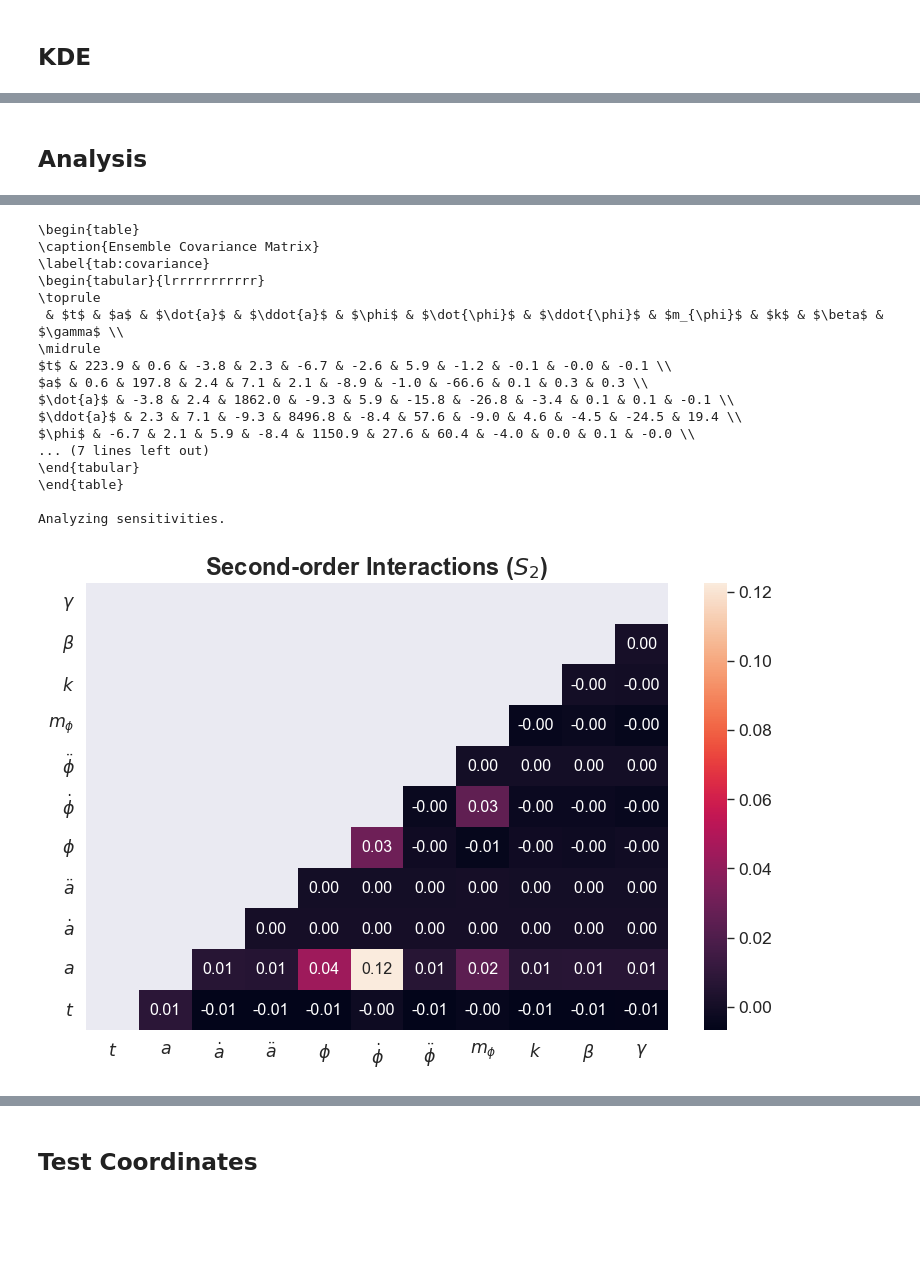
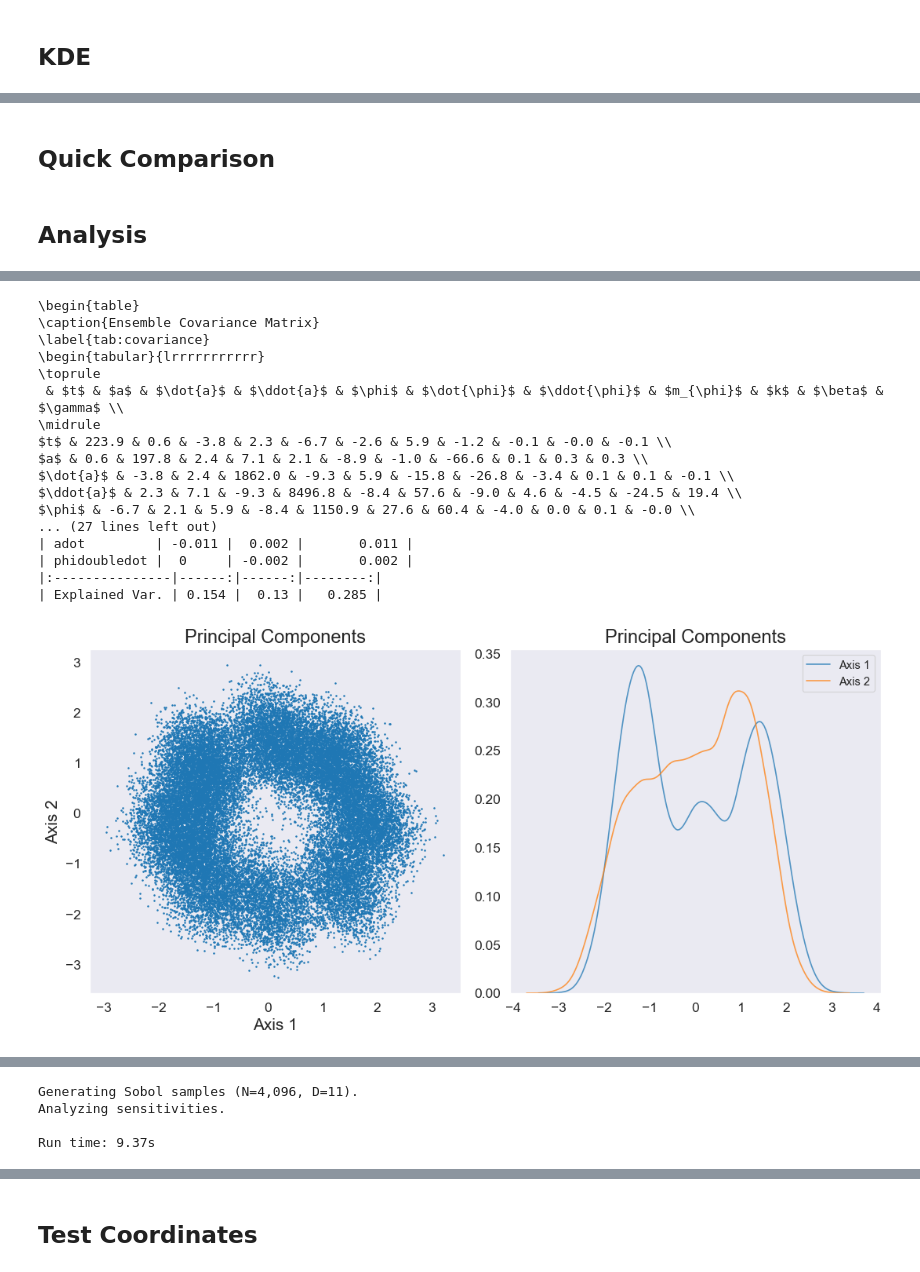
Before and after one commit to jgsoltes/Universe-KDE, a Jupyter notebook: Universe_KDE.ipynb, the cells around one changed output, grey strips where cells are left out. Saved outputs shown, nothing was run; the diff lists cells and outputs as text; code cells hidden in the pictures; blank space fills up the shorter version.

```diff
--- a/Universe_KDE.ipynb
+++ b/Universe_KDE.ipynb
@@ -27,7 +27,7 @@ sns.set_context("paper", font_scale=1.2, rc={
     "xtick.labelsize": 12.5,
     "ytick.labelsize": 12.5
 })
-plot_resolution = 'high'
+plot_resolution = 'low'
 history_path = 'spacetime_histories.csv'
 
 ### physical constants
@@ -48,7 +48,6 @@ plot_label_map = {'t': r'$t$', 'a': r'$a$', 'adot': r'$\dot{a}$', 'adoubledot':
                   'k': r'$k$', 'beta': r'$\beta$', 'gamma': r'$\gamma$'
     }
 formatted_labels = [plot_label_map.get(name, name) for name in zeta_order]
-
 
 #### parameter space bounds #####
 
@@ -1292,7 +1313,7 @@ iso_params = archive['iso_params'].item()
 df_physics = analyze_coordinate(ensemble_exponents)
 display(df_physics.head(5))
 
-prob_1d, res_1d, ensemble_iso_1d = pca_kde() # principal axes
+prob_1d, res_2d, ensemble_1d = pca_kde() # principal axes
 spectral_analysis(ensemble_exponents,metric='nec') # spectral decompositiion
 # %% [output]
 Occupancy: 0.254 ± 0.000979
@@ -1329,11 +1350,14 @@ Canonical Alpha: -4.24 | Phantom Alpha: -5.60 | Hybrid Alpha: -4.38
+# %% [markdown]
+## Quick Comparison
 # %% [markdown]
 ## Analysis
 # %%
 ### analyze topography
-peaks = peak_probabilities(prob_1d,ensemble_iso_1d)
+peaks = peak_probabilities(prob_1d,ensemble_1d[0])
 physical_stats = physical_statistics(ensemble_exponents)
 sobol_distributions() # compare resonance of a sobol sequence
 covariance_analysis(ensemble_exponents)
+hdim.analyze(ensemble_exponents)
 
 # sensitivity analysis
 n_sensitivity_samples = 2**13 if plot_resolution == 'high' else 2**12
@@ -1343,55 +1367,12 @@ bounds_iso = list(zip(bounds_iso_min, bounds_iso_max))
 sens = hdim.sensitivity(
                     sensitivity_lorentzian_wrapper, kwargs={'ensemble': ensemble_isotropic},
                     bounds=bounds_iso, param_names=formatted_labels, n_samples=n_sensitivity_samples,
-                    calc_second_order=True, num_to_plot=n_dim, log_scale=False, verbose=False)
-### plot heatmap of second order indices
-s2_plot, ax = plt.subplots(1,1,figsize=(8, 5.5))
+                    calc_second_order=True, num_to_plot=n_dim, log_scale=False, verbose=True)
 
-S2_filtered = sens[1]
-mask_filtered = np.tril(np.ones_like(S2_filtered, dtype=bool))
-sns.heatmap(data=S2_filtered, mask=mask_filtered, annot=True, fmt='.2f')
-plt.title('Second-order Interactions ($S_2$)',fontweight='bold')
-ax.invert_yaxis()
-plt.yticks(rotation=0)
-plt.yticks()
-plt.tight_layout()
-plt.savefig('plots/s2.png')
+plt.hist(df_physics['intensity'],label='KDE')
+plt.hist(df_physics['approx_resonance'],label='Analytic')
+plt.title('Analytic vs Actual Resonance')
 plt.show()
-
-
-
-# sort by S1
-Si = sens[0]
-sort_idx = np.argsort(Si['S1'])
-s1_sorted = Si['S1'][sort_idx][-n_dim:]
-st_sorted = Si['ST'][sort_idx][-n_dim:]
-s1_conf_sorted = Si['S1_conf'][sort_idx][-n_dim:]
-st_conf_sorted = Si['ST_conf'][sort_idx][-n_dim:]
-names_sorted = [np.array(formatted_labels)[i] for i in sort_idx][-n_dim:]
-index = np.arange(len(names_sorted))
-
-### plot 1: first-order (S1) and total-order (ST) indices
-fig, ax = plt.subplots(1,1,figsize=(8, 5.5))
-
-bar_width = 0.35
-ax.barh(index + bar_width/2, s1_sorted, bar_width, xerr=s1_conf_sorted,
-           label='First-order ($S_1$)',
-           alpha=1,
-           capsize=2.5)
-ax.set_yticks(index)
-ax.set_yticklabels(names_sorted)
-
-ax.barh(index - bar_width/2, st_sorted, bar_width,
-           xerr=st_conf_sorted,
-           label='Total-order ($S_T$)',
-           alpha=0.75,
-           capsize=2.5)
-
-ax.set_title('Sensitivity Indices ($S_1$, $S_T$)',fontweight='bold')
-ax.legend()
-plt.tight_layout()
-plt.savefig('plots/sensitivity.png')
-plt.show()
 # %% [output]
 \begin{table}[p]
 \centering
@@ -1433,19 +1414,19 @@ Quintesscence             | 0.0178      % | 0.0180      %
 [figure]
 \begin{table}
 \caption{Ensemble Covariance Matrix}
 \label{tab:covariance}
 \begin{tabular}{lrrrrrrrrrrr}
 \toprule
  & $t$ & $a$ & $\dot{a}$ & $\ddot{a}$ & $\phi$ & $\dot{\phi}$ & $\ddot{\phi}$ & $m_{\phi}$ & $k$ & $\beta$ & $\gamma$ \\
 \midrule
 $t$ & 223.9 & 0.6 & -3.8 & 2.3 & -6.7 & -2.6 & 5.9 & -1.2 & -0.1 & -0.0 & -0.1 \\
 $a$ & 0.6 & 197.8 & 2.4 & 7.1 & 2.1 & -8.9 & -1.0 & -66.6 & 0.1 & 0.3 & 0.3 \\
 $\dot{a}$ & -3.8 & 2.4 & 1862.0 & -9.3 & 5.9 & -15.8 & -26.8 & -3.4 & 0.1 & 0.1 & -0.1 \\
 $\ddot{a}$ & 2.3 & 7.1 & -9.3 & 8496.8 & -8.4 & 57.6 & -9.0 & 4.6 & -4.5 & -24.5 & 19.4 \\
 $\phi$ & -6.7 & 2.1 & 5.9 & -8.4 & 1150.9 & 27.6 & 60.4 & -4.0 & 0.0 & 0.1 & -0.0 \\
-... (7 lines left out)
-\end{tabular}
-\end{table}
-
-Analyzing sensitivities.
+... (27 lines left out)
+| adot         | -0.011 |  0.002 |       0.011 |
+| phidoubledot |  0     | -0.002 |       0.002 |
+|:---------------|------:|------:|--------:|
+| Explained Var. | 0.154 |  0.13 |   0.285 |
-[figure, old version]
+[figure, new version]
@@ -1452,0 +1434,4 @@ Analyzing sensitivities.
+Generating Sobol samples (N=4,096, D=11).
+Analyzing sensitivities.
+
+Run time: 9.37s
```
Also changed, not shown: parts of 16 cells of this notebook.
